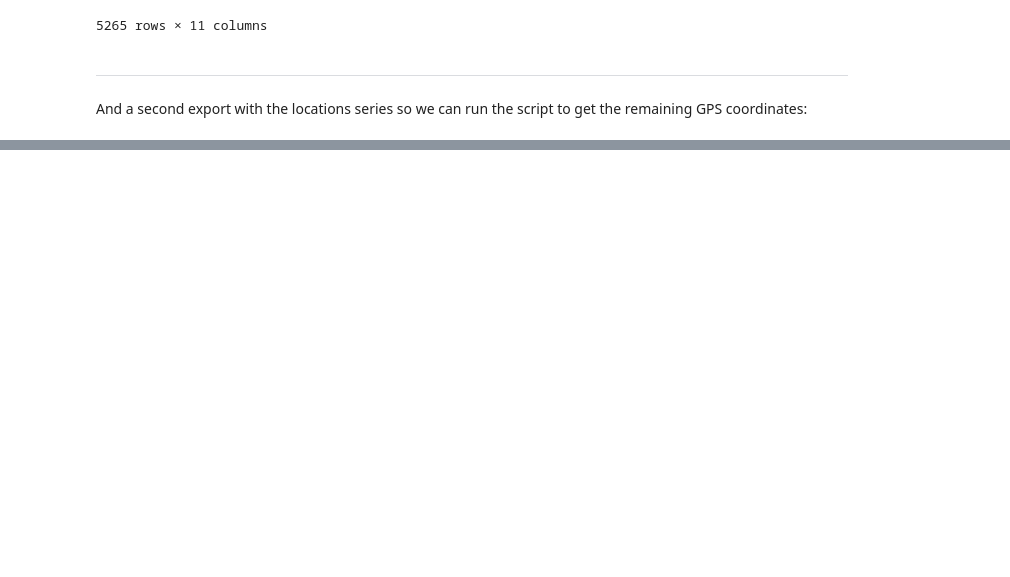
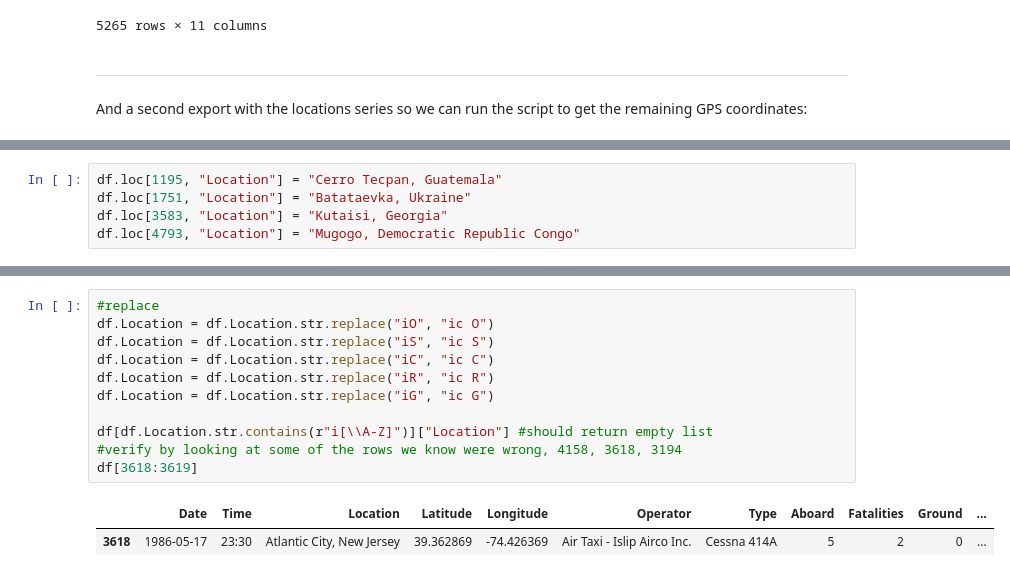
Before and after one commit to CatarinaL/GroupDataVizProjectDIT, a Jupyter notebook: DataPreparation.ipynb, the cells around one changed output, grey strips where cells are left out. Saved outputs shown, nothing was run; the diff lists cells and outputs as text; blank space fills up the shorter version.

```diff
--- a/DataPreparation.ipynb
+++ b/DataPreparation.ipynb
@@ -1450,0 +1454,5 @@ test_exported_df
+# %%
+df.loc[1195, "Location"] = "Cerro Tecpan, Guatemala"
+df.loc[1751, "Location"] = "Batataevka, Ukraine"
+df.loc[3583, "Location"] = "Kutaisi, Georgia"
+df.loc[4793, "Location"] = "Mugogo, Democratic Republic Congo"
@@ -1450,0 +1499,14 @@ test_exported_df
+# %%
+#replace
+df.Location = df.Location.str.replace("iO", "ic O")
+df.Location = df.Location.str.replace("iS", "ic S")
+df.Location = df.Location.str.replace("iC", "ic C")
+df.Location = df.Location.str.replace("iR", "ic R")
+df.Location = df.Location.str.replace("iG", "ic G")
+
+df[df.Location.str.contains(r"i[\\A-Z]")]["Location"] #should return empty list
+#verify by looking at some of the rows we know were wrong, 4158, 3618, 3194
+df[3618:3619]
+# %% [output]
+|  | Date | Time | Location | Latitude | Longitude | Operator | Type | Aboard | Fatalities | Ground | ... |
+| 3618 | 1986-05-17 | 23:30 | Atlantic City, New Jersey | 39.362869 | -74.426369 | Air Taxi - Islip Airco Inc. | Cessna 414A | 5 | 2 | 0 | ... |
```
Also changed, not shown: parts of 12 cells of this notebook, 3 other files.
